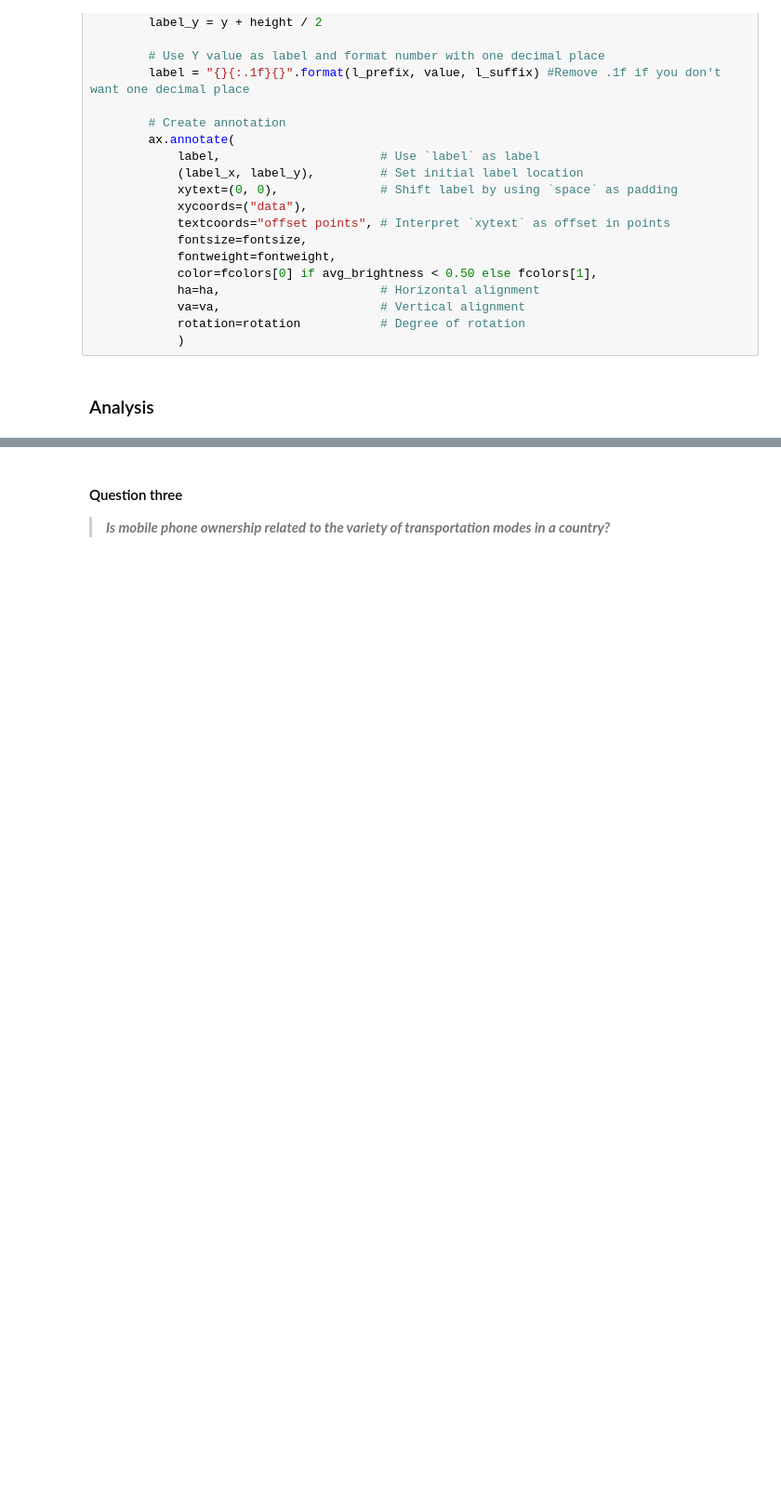
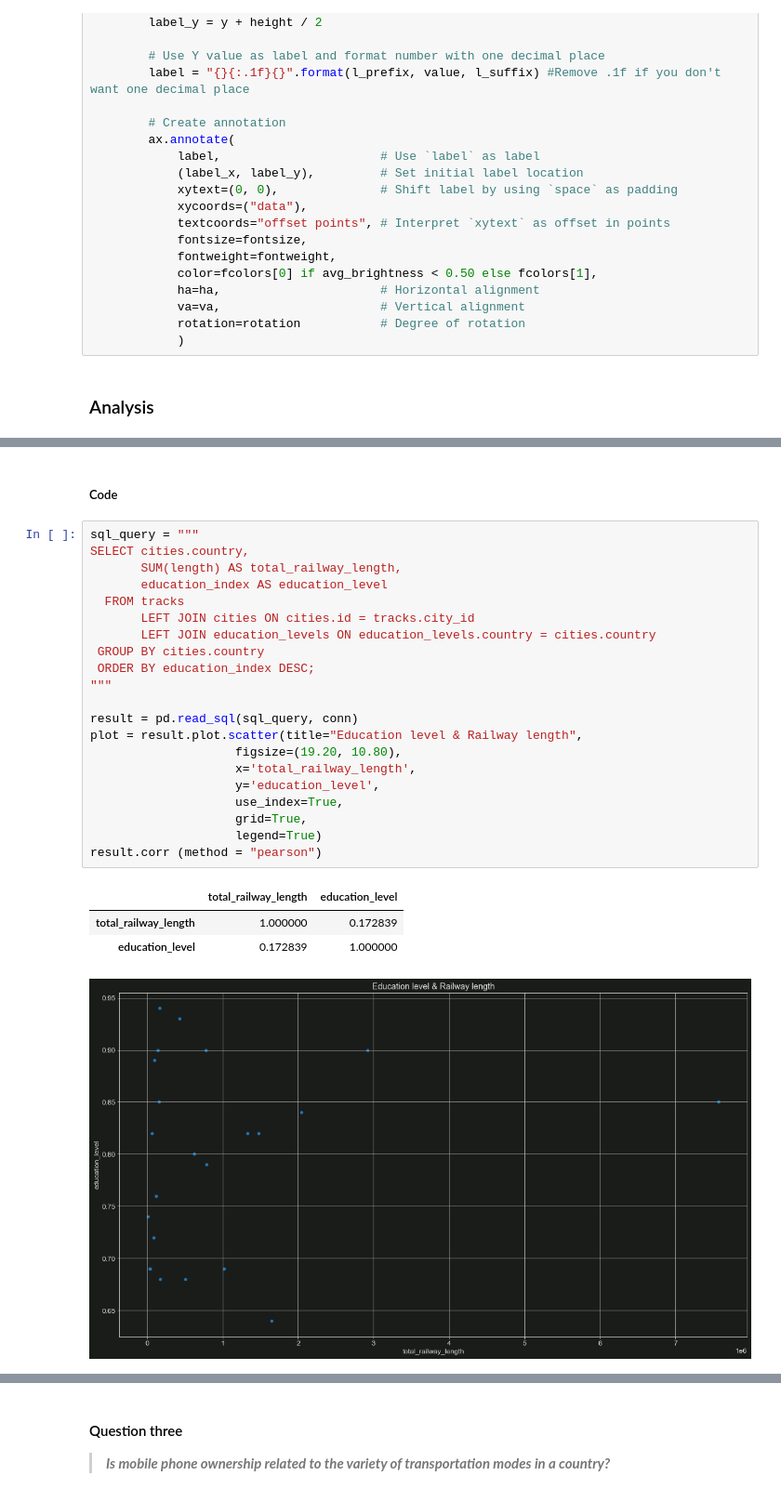
Before and after one commit to ejgenc/data-analysis_city-lines, a Jupyter notebook: notebooks/data-analysis.ipynb, the cells around one changed output, grey strips where cells are left out. Shown at 93% size. Cells and saved outputs as stored; diff of their text form; blank space fills up the shorter version.

```diff
--- a/notebooks/data-analysis.ipynb
+++ b/notebooks/data-analysis.ipynb
@@ -115,0 +125,28 @@ def add_value_labels_barh(ax, bar,
+# %% [markdown]
+##### Code
+# %%
+sql_query = """
+SELECT cities.country,
+       SUM(length) AS total_railway_length,
+       education_index AS education_level
+  FROM tracks
+       LEFT JOIN cities ON cities.id = tracks.city_id
+       LEFT JOIN education_levels ON education_levels.country = cities.country
+ GROUP BY cities.country
+ ORDER BY education_index DESC;
+"""
+
+result = pd.read_sql(sql_query, conn)
+plot = result.plot.scatter(title="Education level & Railway length",
+                    figsize=(19.20, 10.80),
+                    x='total_railway_length',
+                    y='education_level',
+                    use_index=True,
+                    grid=True,
+                    legend=True)
+result.corr (method = "pearson")
+# %% [output]
+|  | total_railway_length | education_level |
+| total_railway_length | 1.000000 | 0.172839 |
+| education_level | 0.172839 | 1.000000 |
+[figure, added]
```
Also changed, not shown: parts of 24 cells of this notebook, 1 other file.
